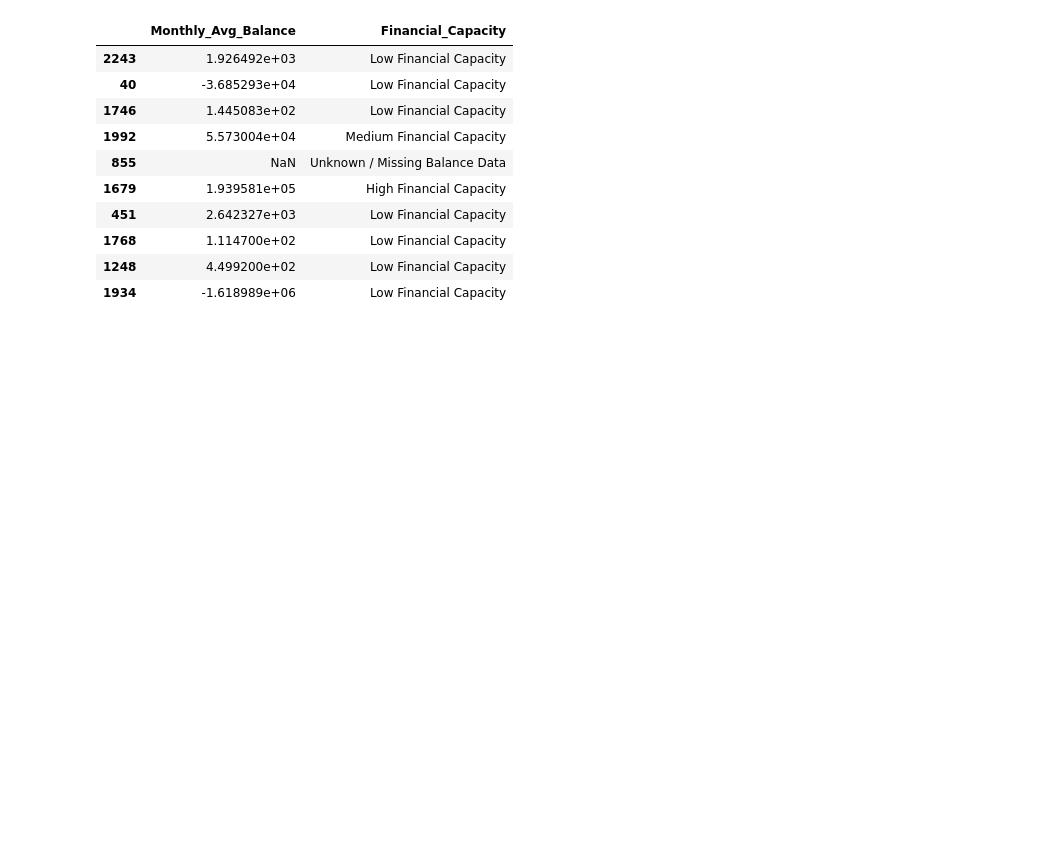
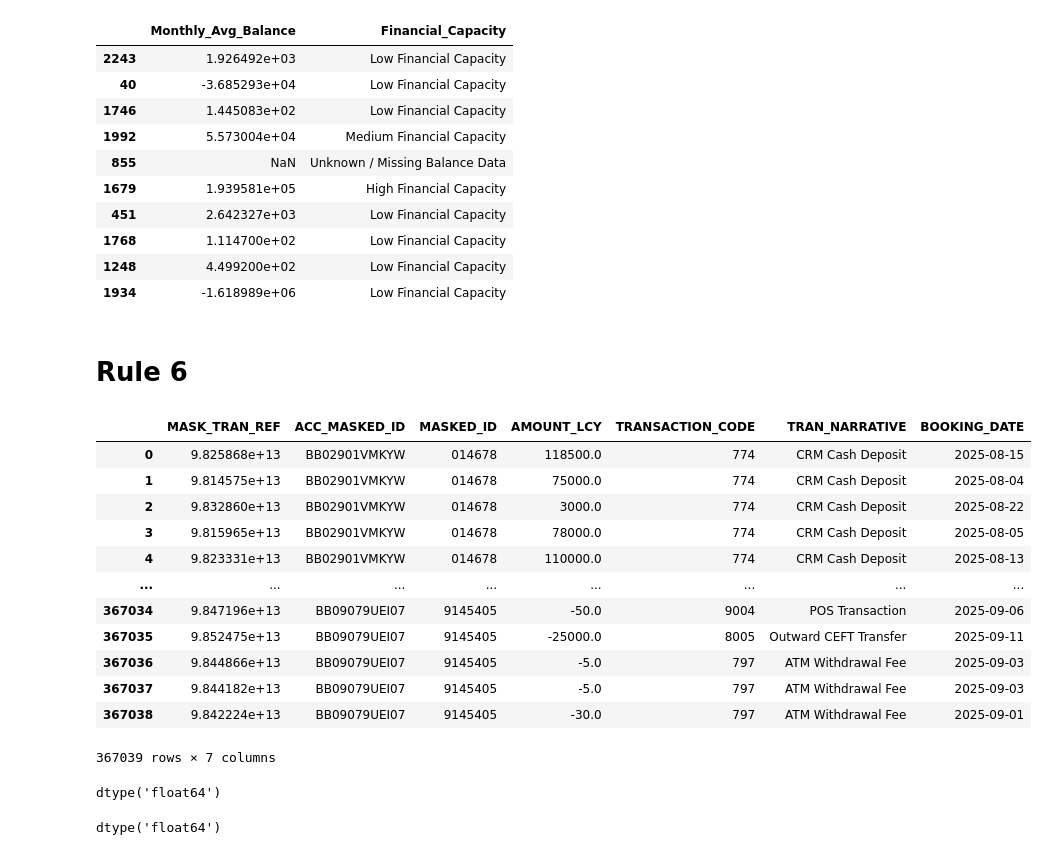
Before and after one commit to Kavindya-1/FYP, a Jupyter notebook: Initial notebook.ipynb, the cells around one changed output. Saved outputs shown, nothing was run; the diff lists cells and outputs as text; code cells hidden in the pictures; blank space fills up the shorter version.

Commit message:
defining rule 6 and doing calculations

```diff
--- a/Initial notebook.ipynb
+++ b/Initial notebook.ipynb
@@ -326,3 +326,25 @@ eligible_cus_df[['Monthly_Avg_Balance', 'Financial_Capacity']].sample(10)
 | 1768 | 1.114700e+02 | Low Financial Capacity |
 | 1248 | 4.499200e+02 | Low Financial Capacity |
 | 1934 | -1.618989e+06 | Low Financial Capacity |
+# %% [markdown]
+# Rule 6
+# %%
+transaction_df
+# %% [output]
+|  | MASK_TRAN_REF | ACC_MASKED_ID | MASKED_ID | AMOUNT_LCY | TRANSACTION_CODE | TRAN_NARRATIVE | BOOKING_DATE |
+| 0 | 9.825868e+13 | BB02901VMKYW | 014678 | 118500.0 | 774 | CRM Cash Deposit | 2025-08-15 |
+| 1 | 9.814575e+13 | BB02901VMKYW | 014678 | 75000.0 | 774 | CRM Cash Deposit | 2025-08-04 |
+| 2 | 9.832860e+13 | BB02901VMKYW | 014678 | 3000.0 | 774 | CRM Cash Deposit | 2025-08-22 |
+| 3 | 9.815965e+13 | BB02901VMKYW | 014678 | 78000.0 | 774 | CRM Cash Deposit | 2025-08-05 |
+| 4 | 9.823331e+13 | BB02901VMKYW | 014678 | 110000.0 | 774 | CRM Cash Deposit | 2025-08-13 |
+| ... | ... | ... | ... | ... | ... | ... | ... |
+| 367034 | 9.847196e+13 | BB09079UEI07 | 9145405 | -50.0 | 9004 | POS Transaction | 2025-09-06 |
+| 367035 | 9.852475e+13 | BB09079UEI07 | 9145405 | -25000.0 | 8005 | Outward CEFT Transfer | 2025-09-11 |
+| 367036 | 9.844866e+13 | BB09079UEI07 | 9145405 | -5.0 | 797 | ATM Withdrawal Fee | 2025-09-03 |
+| 367037 | 9.844182e+13 | BB09079UEI07 | 9145405 | -5.0 | 797 | ATM Withdrawal Fee | 2025-09-03 |
+| 367038 | 9.842224e+13 | BB09079UEI07 | 9145405 | -30.0 | 797 | ATM Withdrawal Fee | 2025-09-01 |
+367039 rows × 7 columns
+# %%
+transaction_df['AMOUNT_LCY'].dtype
+# %% [output]
+dtype('float64')
@@ -328,0 +356,4 @@ eligible_cus_df[['Monthly_Avg_Balance', 'Financial_Capacity']].sample(10)
+# %%
+transaction_df['AMOUNT_LCY'].dtype
+# %% [output]
+dtype('float64')
```
Also changed, not shown: parts of 15 cells of this notebook.
